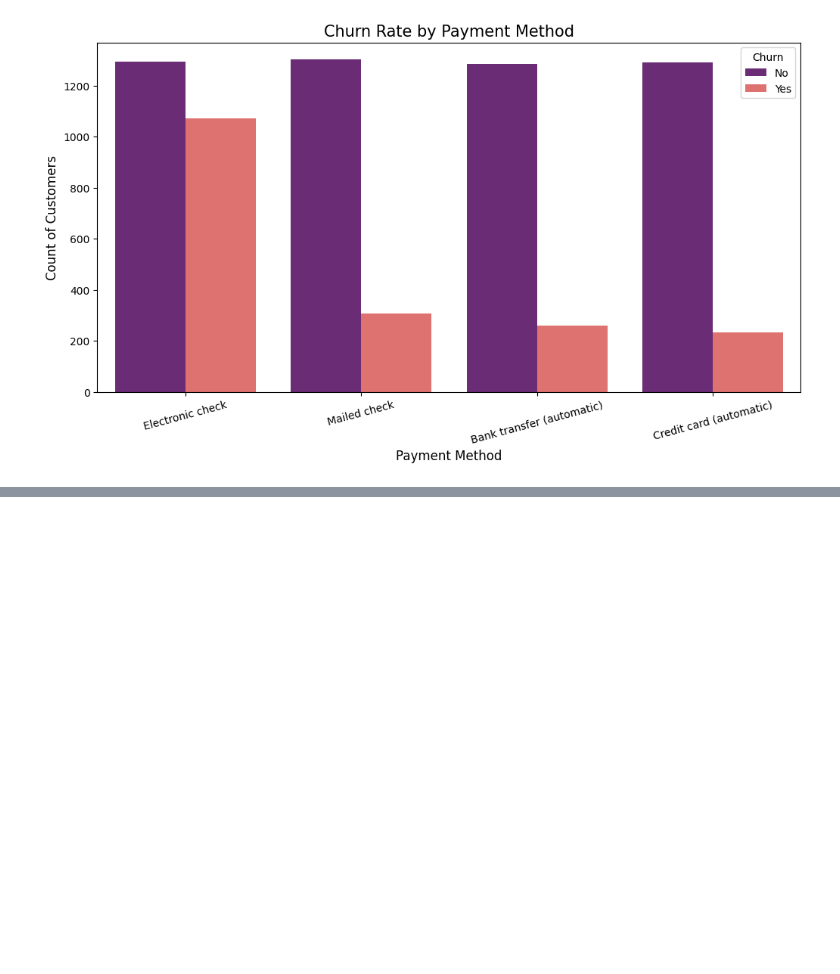
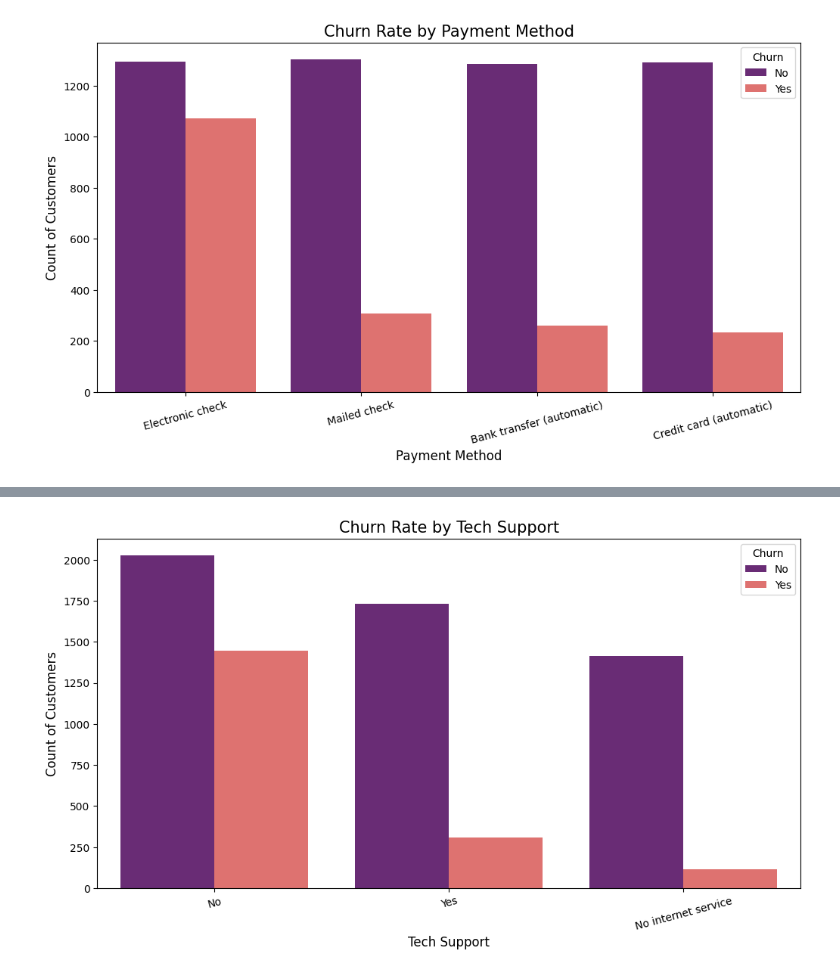
Before and after one commit to unaeem24/AWS-AI-Internship, a Jupyter notebook: Week-8/EDA.ipynb, the cells around one changed output, grey strips where cells are left out. Cells and saved outputs as stored; diff of their text form; code cells hidden in the pictures; blank space fills up the shorter version.

```diff
--- a/Week-8/EDA.ipynb
+++ b/Week-8/EDA.ipynb
@@ -77,0 +110,16 @@ plt.show()
+# %%
+
+# Create the visualization
+plt.figure(figsize=(12, 6))
+sns.countplot(data=churn_data, x='TechSupport', hue='Churn', palette='magma')
+
+# Customizing the chart
+plt.title('Churn Rate by Tech Support', fontsize=15)
+plt.xlabel('Tech Support', fontsize=12)
+plt.ylabel('Count of Customers', fontsize=12)
+plt.xticks(rotation=15) # Rotate labels for better readability
+plt.legend(title='Churn', labels=['No', 'Yes'])
+
+plt.show()
+# %% [output]
+[figure, added]
```
Also changed, not shown: parts of 3 cells of this notebook, 2 other files.
